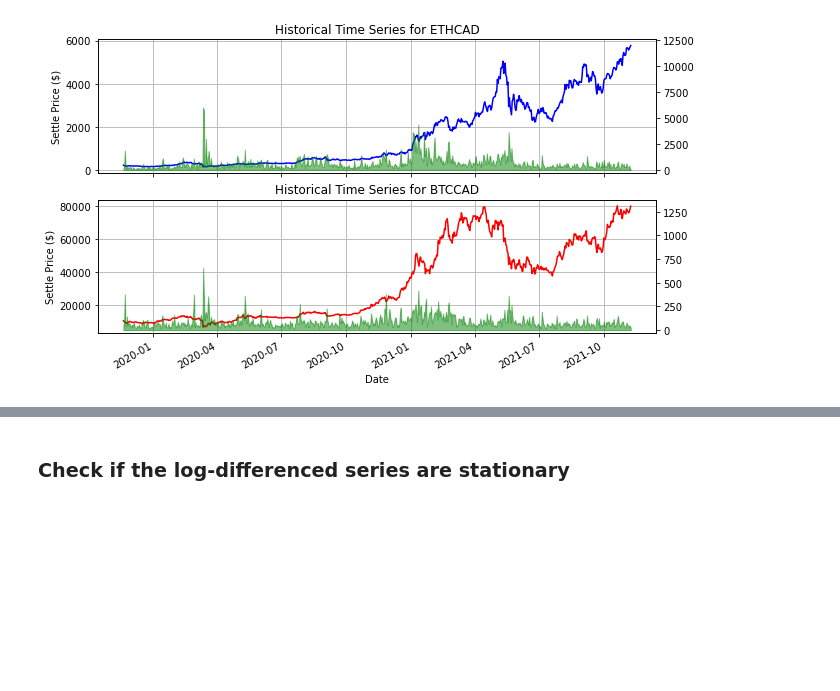
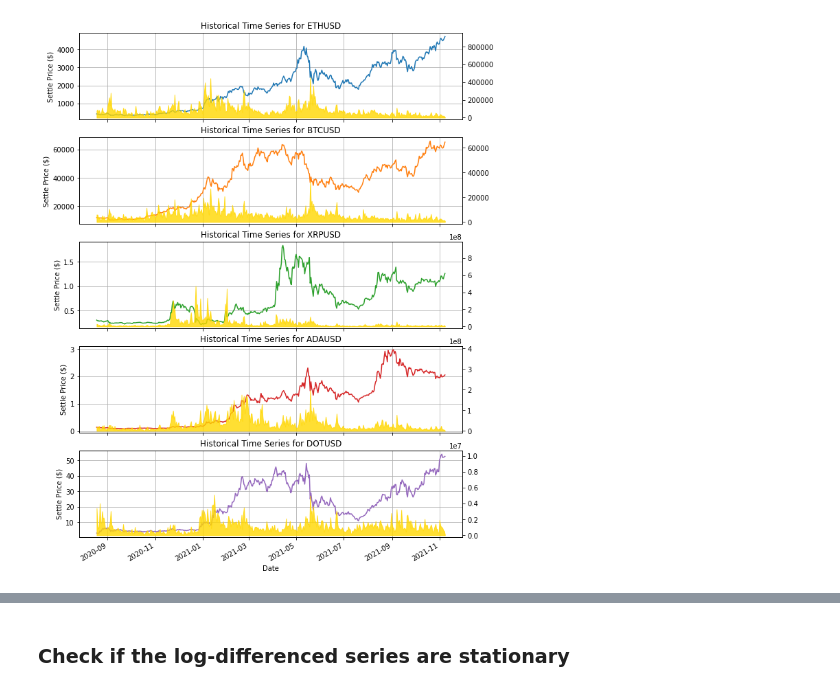
Before and after one commit to jimphon88/quantum-computing, a Jupyter notebook: causation.ipynb, the cells around one changed output, grey strips where cells are left out. Saved outputs shown, nothing was run; the diff lists cells and outputs as text; code cells hidden in the pictures; blank space fills up the shorter version.

```diff
--- a/causation.ipynb
+++ b/causation.ipynb
@@ -11,13 +11,15 @@ from source.local_package import *
 import krakenex
 from pykrakenapi import KrakenAPI
 # %%
-color_box = ['blue','red','purple','black']
+color_box = ['#1f77b4','#ff7f0e','#2ca02c','#d62728',
+             '#9467bd','#8c564b','#e377c2','#7f7f7f',
+             '#bcdb22','#17becf']
 # %%
 api = krakenex.API()
 k = KrakenAPI(api)
-coins = ["ETH", "BTC"]
+coins = ["ETH", "BTC", "XRP", "ADA", "DOT"]
 gapmin= 1440
-coins = [coin+"CAD" for coin in coins]
+coins = [coin+"USD" for coin in coins]
 df = {}
 colormapper = {}
 for _,coin in enumerate(coins):
@@ -38,0 +37,6 @@ ax_twin.get_legend_handles_labels()
+# %%
+df_coins = pd.DataFrame(columns=coins)
+df_coins_vol = pd.DataFrame(columns=coins)
+for coin in coins:
+    df_coins[coin] = df[coin]['close']
+    df_coins_vol[coin] = df[coin]['volume']
@@ -38,0 +54,3 @@ ax_twin.get_legend_handles_labels()
+# %%
+df_coins = df_coins.dropna()
+df_coins_vol = df_coins_vol.dropna()
@@ -39,21 +75,21 @@ ax_twin.get_legend_handles_labels()
 # %%
 # fig = plt.figure(figsize=(8,6))
-fig, ax = plt.subplots(2,1,figsize=(10,6))
+fig, ax = plt.subplots(len(coins),1,figsize=(10,15))
 for _,coin in enumerate(coins):
-    ax[_].plot(df[coin].index, df[coin]['close'].values,
+    ax[_].plot(df_coins.index, df_coins[coin].values,
                color=colormapper[coin], label='settle price')
     ax[_].set_title(f"Historical Time Series for {coin}")
     ax[_].set_ylabel("Settle Price ($)")
     ax[_].set_xlabel("Date")
     ax_twin = ax[_].twinx()
-    ax_twin.fill_between(df[coin].index, 0, df[coin]['volume'].values,
-                         color='green', alpha=0.5, label='volume')
+    ax_twin.fill_between(df_coins_vol.index, 0, df_coins_vol[coin].values,
+                         color='gold', alpha=0.8, label='volume')
     ax_ylim = ax_twin.get_ylim()
     ax_twin.set_ylim(ax_ylim[0], ax_ylim[1]*2)
     ax[_].grid()
 fig.autofmt_xdate()
 plt.show()
 # %% [output]
-[figure, old version]
+[figure, new version]
 # %%
 # fig = plt.figure(figsize=(8,6))
```
Also changed, not shown: parts of 12 cells of this notebook, 1 other file.
